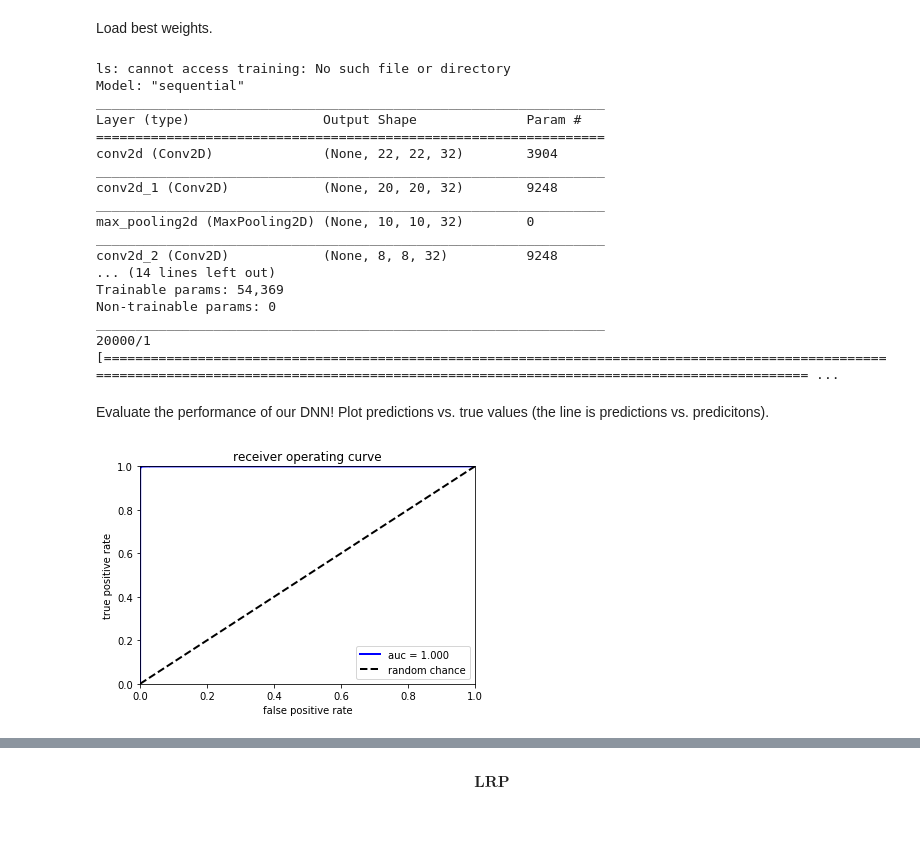
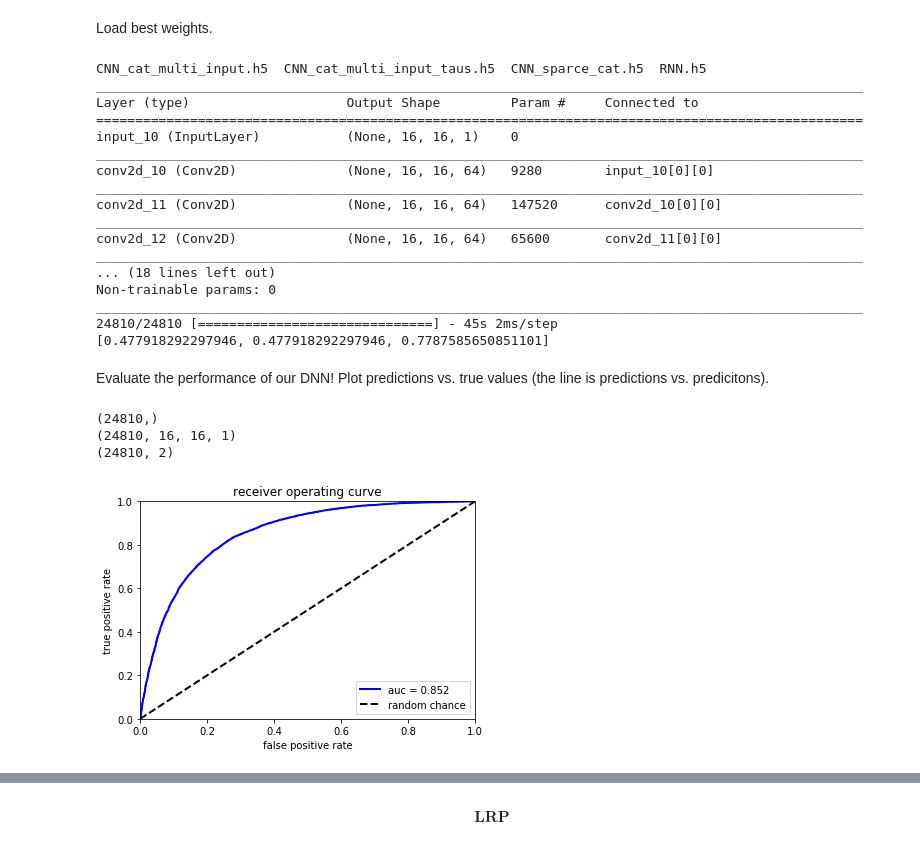
Before and after one commit to mdmorris/CNNsimple, a Jupyter notebook: CNN_sparse_classifier.ipynb, the cells around one changed output, grey strips where cells are left out. Cells and saved outputs as stored; diff of their text form; code cells hidden in the pictures.

Commit message:
tau21 and charged hadron mult inputs added

```diff
--- a/CNN_sparse_classifier.ipynb
+++ b/CNN_sparse_classifier.ipynb
@@ -282,48 +416,56 @@ KeyError: 'val_mean_squared_error'
 # %% [markdown]
 Load best weights.
 # %%
-!ls training
-best_model = keras.models.load_model('model/CNN_sparce_cat.h5')
+!ls model
+best_model = keras.models.load_model('model/CNN_cat_multi_input.h5')
 best_model.summary()
-results = best_model.evaluate(testimages, testlabels)
+results = best_model.evaluate([testimages, testtaus, testmults], testlabels)
 print(results)
 # %% [output]
-ls: cannot access training: No such file or directory
-Model: "sequential"
-_________________________________________________________________
-Layer (type)                 Output Shape              Param #
-=================================================================
-conv2d (Conv2D)              (None, 22, 22, 32)        3904
-_________________________________________________________________
-conv2d_1 (Conv2D)            (None, 20, 20, 32)        9248
-_________________________________________________________________
-max_pooling2d (MaxPooling2D) (None, 10, 10, 32)        0
-_________________________________________________________________
-conv2d_2 (Conv2D)            (None, 8, 8, 32)          9248
-... (14 lines left out)
-Trainable params: 54,369
+CNN_cat_multi_input.h5  CNN_cat_multi_input_taus.h5  CNN_sparce_cat.h5  RNN.h5
+__________________________________________________________________________________________________
+Layer (type)                    Output Shape         Param #     Connected to
+==================================================================================================
+input_10 (InputLayer)           (None, 16, 16, 1)    0
+__________________________________________________________________________________________________
+conv2d_10 (Conv2D)              (None, 16, 16, 64)   9280        input_10[0][0]
+__________________________________________________________________________________________________
+conv2d_11 (Conv2D)              (None, 16, 16, 64)   147520      conv2d_10[0][0]
+__________________________________________________________________________________________________
+conv2d_12 (Conv2D)              (None, 16, 16, 64)   65600       conv2d_11[0][0]
+__________________________________________________________________________________________________
+... (18 lines left out)
 Non-trainable params: 0
-_________________________________________________________________
-20000/1 [=============================================================================================================================================================================================== ...
+__________________________________________________________________________________________________
+24810/24810 [==============================] - 45s 2ms/step
+[0.477918292297946, 0.477918292297946, 0.7787585650851101]
 # %% [markdown]
 Evaluate the performance of our DNN! Plot predictions vs. true values (the line is predictions vs. predicitons).
 # %%
 # Plot ROC
-predict = best_model.predict(testimages)
+
+print(testtaus.shape)
+print(testimages.shape)
+print(testlabels.shape)
+
+predict = best_model.predict([testimages, testtaus, testmults])
 from sklearn.metrics import roc_curve, auc
-fpr, tpr, thresholds = roc_curve(testlabels, predict)
+fpr, tpr, thresholds = roc_curve(testlabels[:,0], predict[:,0])
 roc_auc = auc(fpr, tpr)
 plt.plot(fpr, tpr, lw=2, color='b', label='auc = %.3f' % (roc_auc))
 plt.plot([0, 1], [0, 1], linestyle='--', lw=2, color='k', label='random chance')
 plt.xlim([0, 1.0])
 plt.ylim([0, 1.0])
 plt.xlabel('false positive rate')
 plt.ylabel('true positive rate')
 plt.title('receiver operating curve')
 plt.legend(loc="lower right")
 plt.show()
 # %% [output]
+(24810,)
+(24810, 16, 16, 1)
+(24810, 2)
-[figure, old version]
+[figure, new version]
 # %%
 hist, bin_edges = np.histogram(predict[:int(len(predict)/2)])
 hist_, bin_edges_ = np.histogram(predict[:-int(len((predict)-1)/2)])
```
Also changed, not shown: parts of 18 cells of this notebook.
